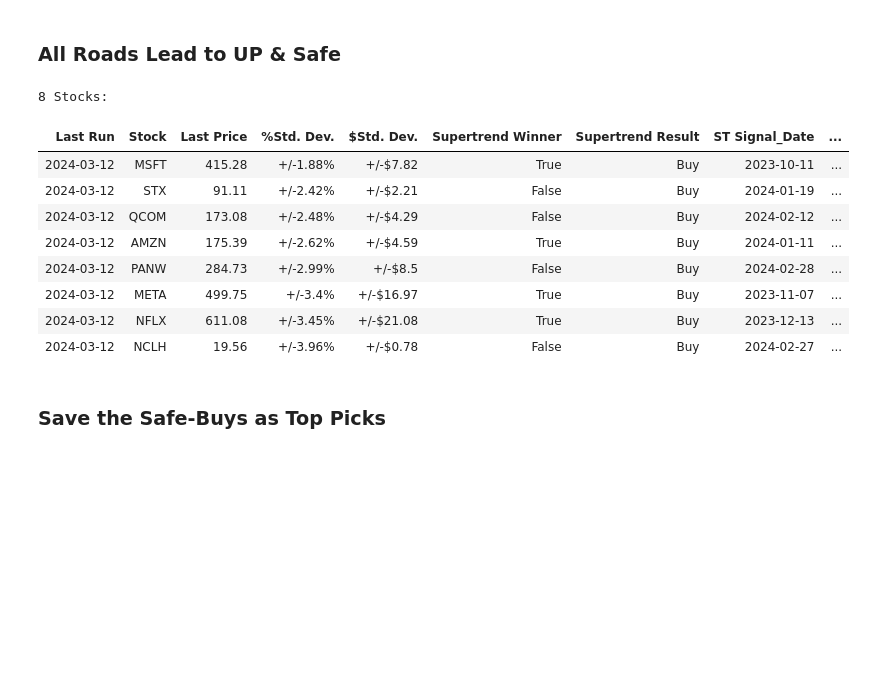
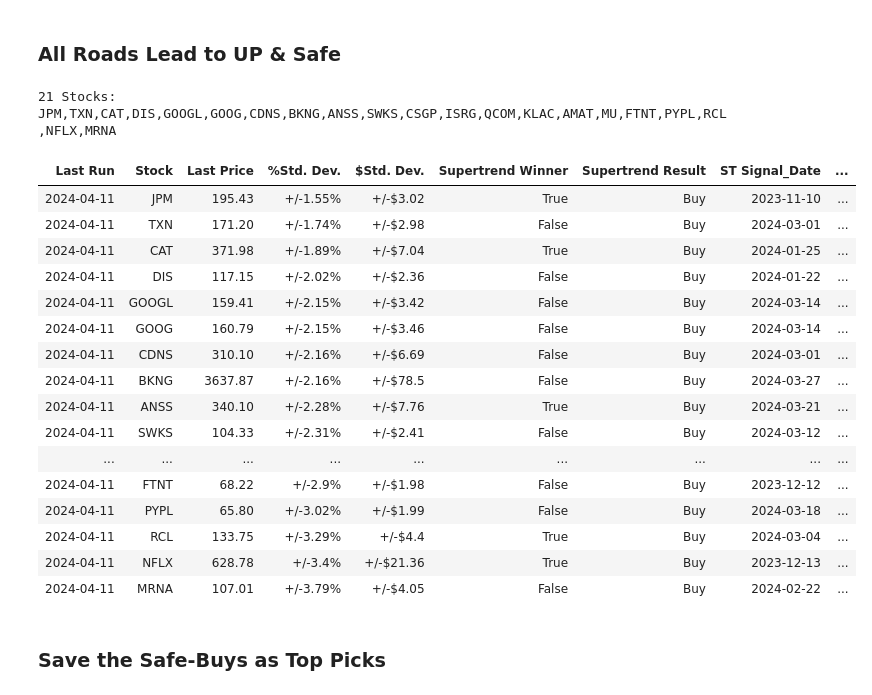
Before and after one commit to sabawi/stocks_evaluator, a Jupyter notebook: evaluate_this.ipynb, the cells around one changed output. Cells and saved outputs as stored; diff of their text form; code cells hidden in the pictures; blank space fills up the shorter version.

```diff
--- a/evaluate_this.ipynb
+++ b/evaluate_this.ipynb
@@ -187,11 +296,11 @@ def run_supertrend(stock,start_date):
     return stlib.supertrend(stock,start_date=start_date)
 # %%
 def init_eval_table():
-    columns = ['Last Run'          ,'Stock'             ,'Last Price'     ,'%Std. Dev.','$Std. Dev.','Supertrend Winner' ,'Supertrend Result','ST Signal_Date',
+    columns = ['Last Run'          ,'Stock'             ,'Last Price'     ,'%Std. Dev.','$Std. Dev.','Supertrend Winner' ,'Supertrend Result','ST Signal_Date', 'Days@ST',
                'LR Best_Model'     ,'LR Next_Day Recomm', 'SMA Crossed_Up','SMA_X_Date'        ,'SMA FastXSlow'    , 'Beta'         ,
                '%Sharpe Ratio'                  ,'CAPM'              ,'Daily VaR'  ]
 
-    dtypes = ['datetime64[ns]'       , str                , float            ,str      ,str        , bool              , str               , str            ,
+    dtypes = ['datetime64[ns]'       , str                , float            ,str      ,str        , bool              , str               , str            , float,
               str                  , str                , str              , 'datetime64[ns]'    , str               , float          ,
               float                , float                , float        ]
 
@@ -279,7 +388,7 @@ def recommendation_table(eval_df,stock_list, lookback_years=1, sma_fast=40, sma_
     print('Performing Analysis and Recommendations ...',end='')
 
     for s in stock_list:
-        winner,buysell,buysell_date,close_price,stock_data = run_supertrend(s,start_date)
+        winner,buysell,buysell_date,close_price,stock_data, days_at_ST = run_supertrend(s,start_date)
         if(len(stock_data)<2):
             print(f"{s} data not found. Skipping!",end=",")
             continue
@@ -296,7 +405,7 @@ def recommendation_table(eval_df,stock_list, lookback_years=1, sma_fast=40, sma_
         LR_recommend = LR_run.get_recommendation(stock=s,lookback=lookback_years)
         LR_recommend_str = f"{LR_recommend[0]},{LR_recommend[1]},{LR_recommend[2]}"
 
-        # columns = ['Last_Run'          ,'Stock'             ,'Last_Price'     ,'%Std. Dev.','$Std. Dev.','Supertrend_Winner' ,'Supertrend_Result','ST_Signal_Date',
+        # columns = ['Last_Run'          ,'Stock'             ,'Last_Price'     ,'%Std. Dev.','$Std. Dev.','Supertrend_Winner' ,'Supertrend_Result','ST_Signal_Date', 'Days@ST',
         #            'LR_Best_Model'     ,'LR_Next_Day_Recomm', 'SMA_Crossed_Up','SMA_X_Date'             ,'SMA_FastXSlow'     , 'Beta'         ,
         #            'SharpeRatio'                  ,'CAPM'              ,'Daily_VaR'  ]
 
@@ -305,7 +414,7 @@ def recommendation_table(eval_df,stock_list, lookback_years=1, sma_fast=40, sma_
         else:
             model_str = 'N/A'
 
-        new_row = [today           , s                  , close_price          ,f"+/-{std_dev_pct}%",f"+/-${std_dev_dlr}",    winner            , buysell         ,    buysell_date ,
+        new_row = [today           , s                  , close_price          ,f"+/-{std_dev_pct}%",f"+/-${std_dev_dlr}",    winner            , buysell         ,    buysell_date ,  days_at_ST,
                    model_str       , LR_recommend_str   , sma_sig              , sma_date           , fastXslow          ,    beta              ,
                    Sharpe          , CAPM            , VaR  ]
 
@@ -430,13 +539,16 @@ fname = f'{results_dir}/Eval_Results_{datetime.datetime.today().strftime("%Y_%m_
 # %%
 regenerate_models = True
 # symbols_file = './stocks_portfolio.txt'
-symbols_file = './stocks_list.txt'
+# symbols_file = './stocks_list.txt'
+symbols_file = './stocks_list2.txt'
+# symbols_file = './stocks_list3.txt'
 # symbols_file = './sectors_etfs.txt'
 stocks_list = read_stocklist(symbols_file)
 
-eval_df = eval_list_from_file(filename=symbols_file,lookback_years=2,sma_fast=50,sma_slow=200, regenerate_models=regenerate_models)
+eval_df = eval_list_from_file(filename=symbols_file,lookback_years=2,sma_fast=50,sma_slow=100, regenerate_models=regenerate_models)
 # eval_df_from_file = eval_df
-# eval_df = eval_all_sp500(lookback_years=2, regenerate_models=regenerate_models)
+# eval_df = eval_all_sp500(lookback_years=2,sma_fast=50,sma_slow=200, regenerate_models=regenerate_models)
 ## write_to_csv(eval_df)
 eval_df.to_csv(fname)
+insert_data_into_database(eval_df)
 # %% [output]
@@ -554,8 +675,9 @@ ret = df_to_html_file(buys_eval_df,"/var/www/html/home/viewable_pages/buybuybuy.
 # %%
 time.sleep(0.5)
 buys_eval_df= screen_for_buys(eval_df=eval_df,ignore_supertrend_winners=True)
-buys_eval_df = buys_eval_df.sort_values('%Sharpe Ratio',ascending=True).sort_values('Daily VaR',ascending=False)
+buys_eval_df = buys_eval_df.sort_values(by='SMA_X_Date', ascending=False).sort_values('%Sharpe Ratio',ascending=True).sort_values('Daily VaR',ascending=False)
 print(f"{len(buys_eval_df)} Stocks:")
+print(','.join(buys_eval_df['Stock'].astype(str)))
 display(HTML(buys_eval_df.to_html(index=False)))
 ret = df_to_html_file(buys_eval_df,"/var/www/html/home/viewable_pages/buybuybuy2.php","Buy, Buy, Buy Rated Stocks (Not necessarily ST winners)")
 # %% [output]
@@ -608,21 +736,31 @@ ret = df_to_html_file(sells_eval_df,"/var/www/html/home/viewable_pages/time_to_s
 ### All Roads Lead to UP & Safe
 # %%
 time.sleep(0.5)
-buys_safe = buys_eval_df[(buys_eval_df['Beta']>0.8) & (buys_eval_df['Beta']<2) ].sort_values('Daily VaR',ascending=False)
+buys_safe = buys_eval_df[(buys_eval_df['Beta']>0.8) & (buys_eval_df['Beta']<2) ].sort_values(by='SMA_X_Date', ascending=False).sort_values('Daily VaR',ascending=False)
 print(f"{len(buys_safe)} Stocks:")
+print(','.join(buys_safe['Stock'].astype(str)))
 display(HTML(buys_safe.to_html(index=False)))
 ret = df_to_html_file(buys_safe,"/var/www/html/home/viewable_pages/all_roads_lead_to_up_safe.php","All Roads Lead to UP & Safe")
 # %% [output]
-8 Stocks:
+21 Stocks:
+JPM,TXN,CAT,DIS,GOOGL,GOOG,CDNS,BKNG,ANSS,SWKS,CSGP,ISRG,QCOM,KLAC,AMAT,MU,FTNT,PYPL,RCL,NFLX,MRNA
 | Last Run | Stock | Last Price | %Std. Dev. | $Std. Dev. | Supertrend Winner | Supertrend Result | ST Signal_Date | ... |
-| 2024-03-12 | MSFT | 415.28 | +/-1.88% | +/-$7.82 | True | Buy | 2023-10-11 | ... |
-| 2024-03-12 | STX | 91.11 | +/-2.42% | +/-$2.21 | False | Buy | 2024-01-19 | ... |
-| 2024-03-12 | QCOM | 173.08 | +/-2.48% | +/-$4.29 | False | Buy | 2024-02-12 | ... |
-| 2024-03-12 | AMZN | 175.39 | +/-2.62% | +/-$4.59 | True | Buy | 2024-01-11 | ... |
-| 2024-03-12 | PANW | 284.73 | +/-2.99% | +/-$8.5 | False | Buy | 2024-02-28 | ... |
-| 2024-03-12 | META | 499.75 | +/-3.4% | +/-$16.97 | True | Buy | 2023-11-07 | ... |
-| 2024-03-12 | NFLX | 611.08 | +/-3.45% | +/-$21.08 | True | Buy | 2023-12-13 | ... |
-| 2024-03-12 | NCLH | 19.56 | +/-3.96% | +/-$0.78 | False | Buy | 2024-02-27 | ... |
+| 2024-04-11 | JPM | 195.43 | +/-1.55% | +/-$3.02 | True | Buy | 2023-11-10 | ... |
+| 2024-04-11 | TXN | 171.20 | +/-1.74% | +/-$2.98 | False | Buy | 2024-03-01 | ... |
+| 2024-04-11 | CAT | 371.98 | +/-1.89% | +/-$7.04 | True | Buy | 2024-01-25 | ... |
+| 2024-04-11 | DIS | 117.15 | +/-2.02% | +/-$2.36 | False | Buy | 2024-01-22 | ... |
+| 2024-04-11 | GOOGL | 159.41 | +/-2.15% | +/-$3.42 | False | Buy | 2024-03-14 | ... |
+| 2024-04-11 | GOOG | 160.79 | +/-2.15% | +/-$3.46 | False | Buy | 2024-03-14 | ... |
+| 2024-04-11 | CDNS | 310.10 | +/-2.16% | +/-$6.69 | False | Buy | 2024-03-01 | ... |
+| 2024-04-11 | BKNG | 3637.87 | +/-2.16% | +/-$78.5 | False | Buy | 2024-03-27 | ... |
+| 2024-04-11 | ANSS | 340.10 | +/-2.28% | +/-$7.76 | True | Buy | 2024-03-21 | ... |
+| 2024-04-11 | SWKS | 104.33 | +/-2.31% | +/-$2.41 | False | Buy | 2024-03-12 | ... |
+| ... | ... | ... | ... | ... | ... | ... | ... | ... |
+| 2024-04-11 | FTNT | 68.22 | +/-2.9% | +/-$1.98 | False | Buy | 2023-12-12 | ... |
+| 2024-04-11 | PYPL | 65.80 | +/-3.02% | +/-$1.99 | False | Buy | 2024-03-18 | ... |
+| 2024-04-11 | RCL | 133.75 | +/-3.29% | +/-$4.4 | True | Buy | 2024-03-04 | ... |
+| 2024-04-11 | NFLX | 628.78 | +/-3.4% | +/-$21.36 | True | Buy | 2023-12-13 | ... |
+| 2024-04-11 | MRNA | 107.01 | +/-3.79% | +/-$4.05 | False | Buy | 2024-02-22 | ... |
 # %% [markdown]
 ### Save the Safe-Buys as Top Picks
 # %%
```
Also changed, not shown: parts of 26 cells of this notebook, 2 other files.
